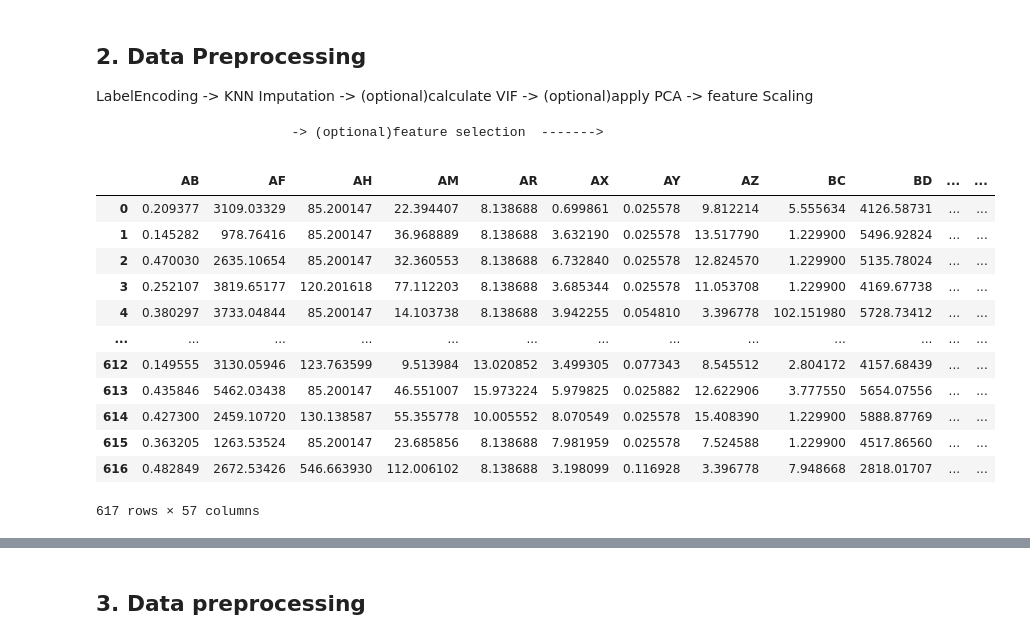
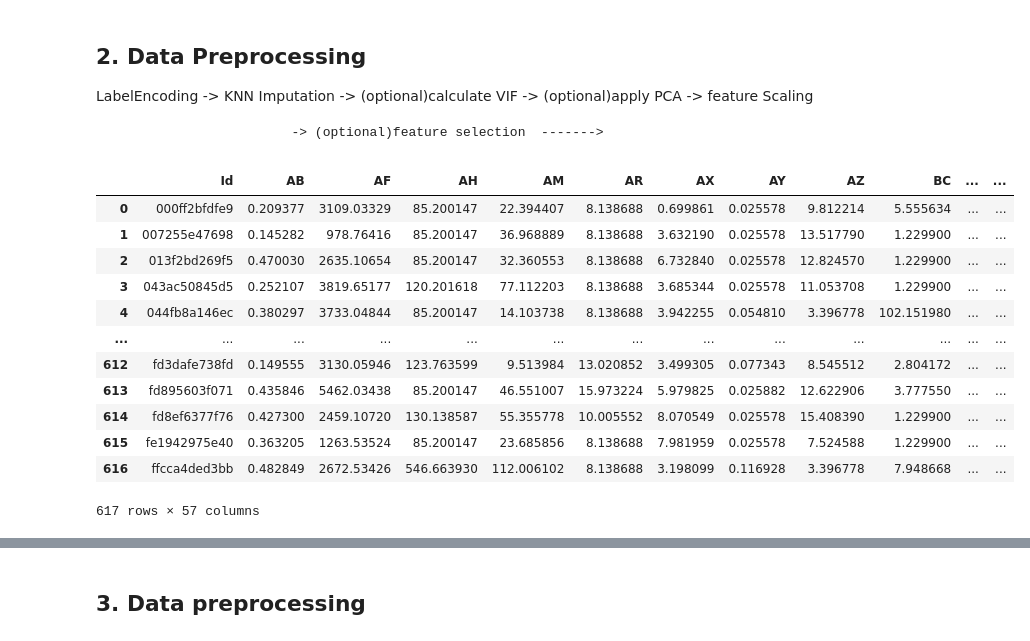
Before and after one commit to jasonheesanglee/Competitions, a Jupyter notebook: Kaggle_ICR/icr-identify-age-related-conditions/0623-bk-ydbase.ipynb, the cells around one changed output, grey strips where cells are left out. Saved outputs shown, nothing was run; the diff lists cells and outputs as text; code cells hidden in the pictures.

```diff
--- a/Kaggle_ICR/icr-identify-age-related-conditions/0623-bk-ydbase.ipynb
+++ b/Kaggle_ICR/icr-identify-age-related-conditions/0623-bk-ydbase.ipynb
@@ -132,26 +132,20 @@ LabelEncoding -> KNN Imputation -> (optional)calculate VIF -> (optional)apply PC
 # %%
 lb = LabelEncoder()
 train.EJ = lb.fit_transform(train.EJ)  # A->0, B->1
-train = train.drop(columns=["Id"])
-# %%
-imp = KNNImputer()
-labels = train["Class"]
-train = train.drop(columns="Class")
-data = imp.fit_transform(train)
-tmp = pd.DataFrame(columns=train.columns, data=data)
-train = pd.concat([tmp, labels], axis=1)
-train
-# %% [output]
-|  | AB | AF | AH | AM | AR | AX | AY | AZ | BC | BD | ... | ... |
-| 0 | 0.209377 | 3109.03329 | 85.200147 | 22.394407 | 8.138688 | 0.699861 | 0.025578 | 9.812214 | 5.555634 | 4126.58731 | ... | ... |
-| 1 | 0.145282 | 978.76416 | 85.200147 | 36.968889 | 8.138688 | 3.632190 | 0.025578 | 13.517790 | 1.229900 | 5496.92824 | ... | ... |
-| 2 | 0.470030 | 2635.10654 | 85.200147 | 32.360553 | 8.138688 | 6.732840 | 0.025578 | 12.824570 | 1.229900 | 5135.78024 | ... | ... |
-| 3 | 0.252107 | 3819.65177 | 120.201618 | 77.112203 | 8.138688 | 3.685344 | 0.025578 | 11.053708 | 1.229900 | 4169.67738 | ... | ... |
-| 4 | 0.380297 | 3733.04844 | 85.200147 | 14.103738 | 8.138688 | 3.942255 | 0.054810 | 3.396778 | 102.151980 | 5728.73412 | ... | ... |
-| ... | ... | ... | ... | ... | ... | ... | ... | ... | ... | ... | ... | ... |
-| 612 | 0.149555 | 3130.05946 | 123.763599 | 9.513984 | 13.020852 | 3.499305 | 0.077343 | 8.545512 | 2.804172 | 4157.68439 | ... | ... |
-| 613 | 0.435846 | 5462.03438 | 85.200147 | 46.551007 | 15.973224 | 5.979825 | 0.025882 | 12.622906 | 3.777550 | 5654.07556 | ... | ... |
-| 614 | 0.427300 | 2459.10720 | 130.138587 | 55.355778 | 10.005552 | 8.070549 | 0.025578 | 15.408390 | 1.229900 | 5888.87769 | ... | ... |
-| 615 | 0.363205 | 1263.53524 | 85.200147 | 23.685856 | 8.138688 | 7.981959 | 0.025578 | 7.524588 | 1.229900 | 4517.86560 | ... | ... |
-| 616 | 0.482849 | 2672.53426 | 546.663930 | 112.006102 | 8.138688 | 3.198099 | 0.116928 | 3.396778 | 7.948668 | 2818.01707 | ... | ... |
-617 rows × 57 columns
+# %%
+train_no_class = train.drop(columns='Class')
+train_no_class
+# %% [output]
+|  | Id | AB | AF | AH | AM | AR | AX | AY | AZ | BC | ... | ... |
+| 0 | 000ff2bfdfe9 | 0.209377 | 3109.03329 | 85.200147 | 22.394407 | 8.138688 | 0.699861 | 0.025578 | 9.812214 | 5.555634 | ... | ... |
+| 1 | 007255e47698 | 0.145282 | 978.76416 | 85.200147 | 36.968889 | 8.138688 | 3.632190 | 0.025578 | 13.517790 | 1.229900 | ... | ... |
+| 2 | 013f2bd269f5 | 0.470030 | 2635.10654 | 85.200147 | 32.360553 | 8.138688 | 6.732840 | 0.025578 | 12.824570 | 1.229900 | ... | ... |
+| 3 | 043ac50845d5 | 0.252107 | 3819.65177 | 120.201618 | 77.112203 | 8.138688 | 3.685344 | 0.025578 | 11.053708 | 1.229900 | ... | ... |
+| 4 | 044fb8a146ec | 0.380297 | 3733.04844 | 85.200147 | 14.103738 | 8.138688 | 3.942255 | 0.054810 | 3.396778 | 102.151980 | ... | ... |
+| ... | ... | ... | ... | ... | ... | ... | ... | ... | ... | ... | ... | ... |
+| 612 | fd3dafe738fd | 0.149555 | 3130.05946 | 123.763599 | 9.513984 | 13.020852 | 3.499305 | 0.077343 | 8.545512 | 2.804172 | ... | ... |
+| 613 | fd895603f071 | 0.435846 | 5462.03438 | 85.200147 | 46.551007 | 15.973224 | 5.979825 | 0.025882 | 12.622906 | 3.777550 | ... | ... |
+| 614 | fd8ef6377f76 | 0.427300 | 2459.10720 | 130.138587 | 55.355778 | 10.005552 | 8.070549 | 0.025578 | 15.408390 | 1.229900 | ... | ... |
+| 615 | fe1942975e40 | 0.363205 | 1263.53524 | 85.200147 | 23.685856 | 8.138688 | 7.981959 | 0.025578 | 7.524588 | 1.229900 | ... | ... |
+| 616 | ffcca4ded3bb | 0.482849 | 2672.53426 | 546.663930 | 112.006102 | 8.138688 | 3.198099 | 0.116928 | 3.396778 | 7.948668 | ... | ... |
+617 rows × 57 columns
```
Also changed, not shown: parts of 9 cells of this notebook.
